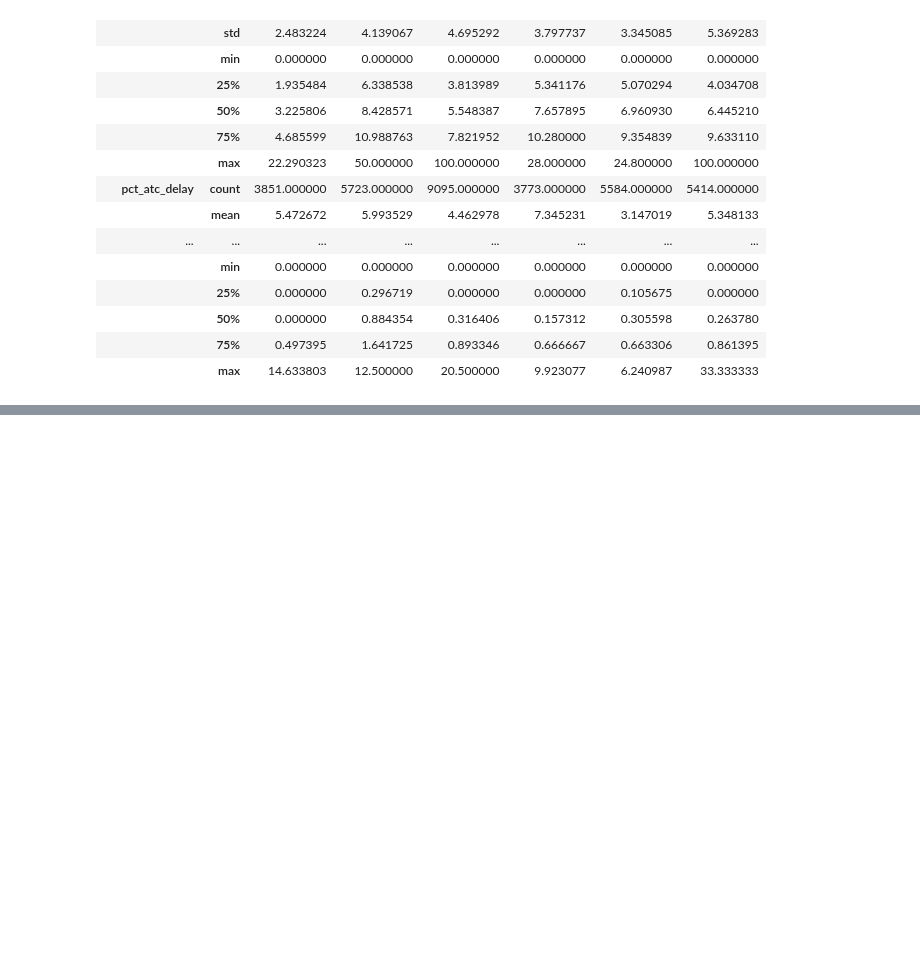
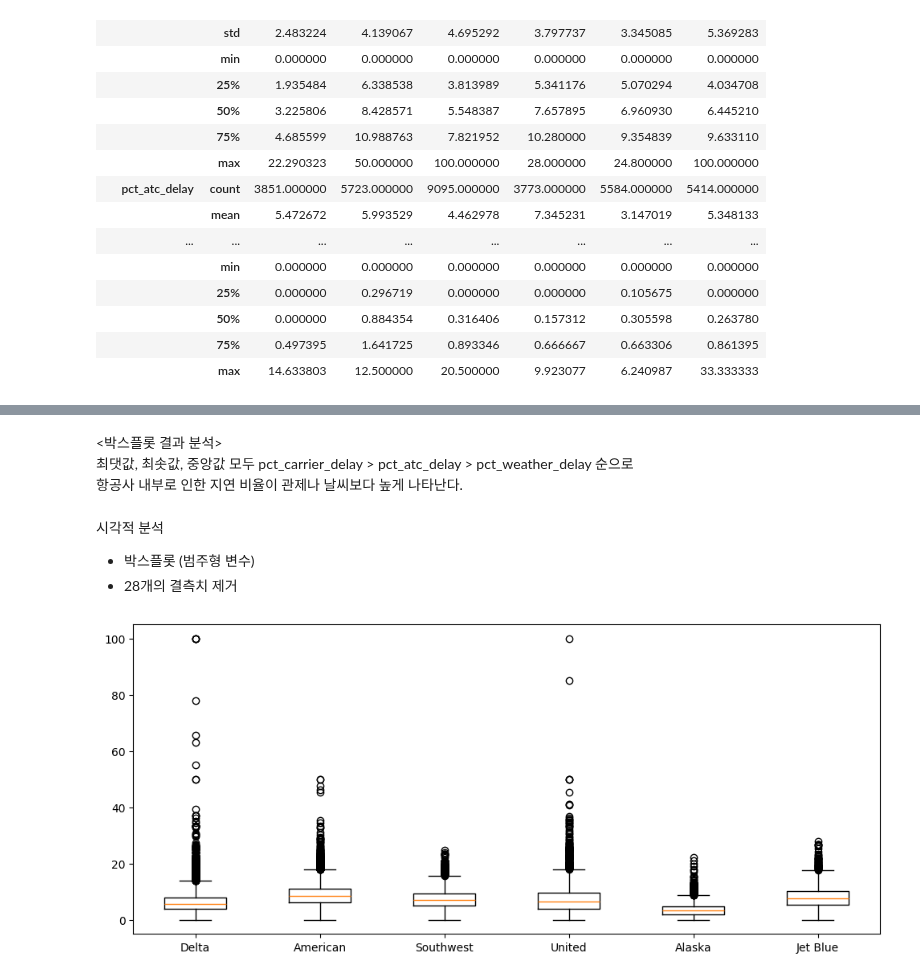
Before and after one commit to jiyoung1634/hipython_rep, a Jupyter notebook: 18.탐색적데이터분석(EDA).ipynb, the cells around one changed output, grey strips where cells are left out. Saved outputs shown, nothing was run; the diff lists cells and outputs as text; code cells hidden in the pictures; blank space fills up the shorter version.

```diff
--- a/18.탐색적데이터분석(EDA).ipynb
+++ b/18.탐색적데이터분석(EDA).ipynb
@@ -113,0 +167,27 @@ plt.plot(df['pct_carrier_delay'])
+# %% [markdown]
+<박스플롯 결과 분석> <br>
+최댓값, 최솟값, 중앙값 모두 pct_carrier_delay > pct_atc_delay > pct_weather_delay 순으로 <br>
+항공사 내부로 인한 지연 비율이 관제나 날씨보다 높게 나타난다.
+# %% [markdown]
+시각적 분석
+- 박스플롯 (범주형 변수)
+- 28개의 결측치 제거
+# %%
+#범주형 변수의 항공사 내부 지연 박스플롯
+fig = plt.figure(figsize=(12,5))
+axes1 = fig.add_subplot(1,1,1)
+
+axes1.boxplot(
+    x=[
+        df[df['airline'] == 'Delta']['pct_carrier_delay'].dropna(),
+        df[df['airline'] == 'American']['pct_carrier_delay'].dropna(),
+        df[df['airline'] == 'Southwest']['pct_carrier_delay'].dropna(),
+        df[df['airline'] == 'United']['pct_carrier_delay'].dropna(),
+        df[df['airline'] == 'Alaska']['pct_carrier_delay'].dropna(),
+        df[df['airline'] == 'Jet Blue']['pct_carrier_delay'].dropna()
+    ],
+    labels=['Delta', 'American', 'Southwest', 'United', 'Alaska', 'Jet Blue']
+)
+plt.show()
+# %% [output]
+[figure, added]
```
Also changed, not shown: parts of 33 cells of this notebook, 36 other files.
